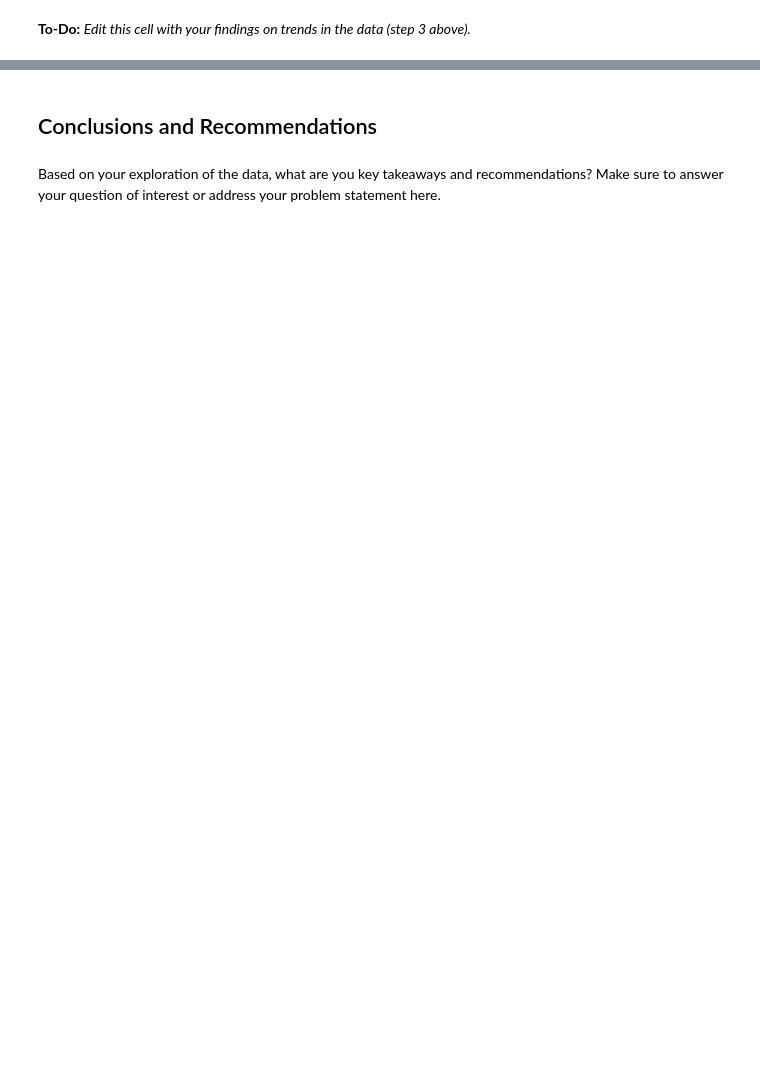
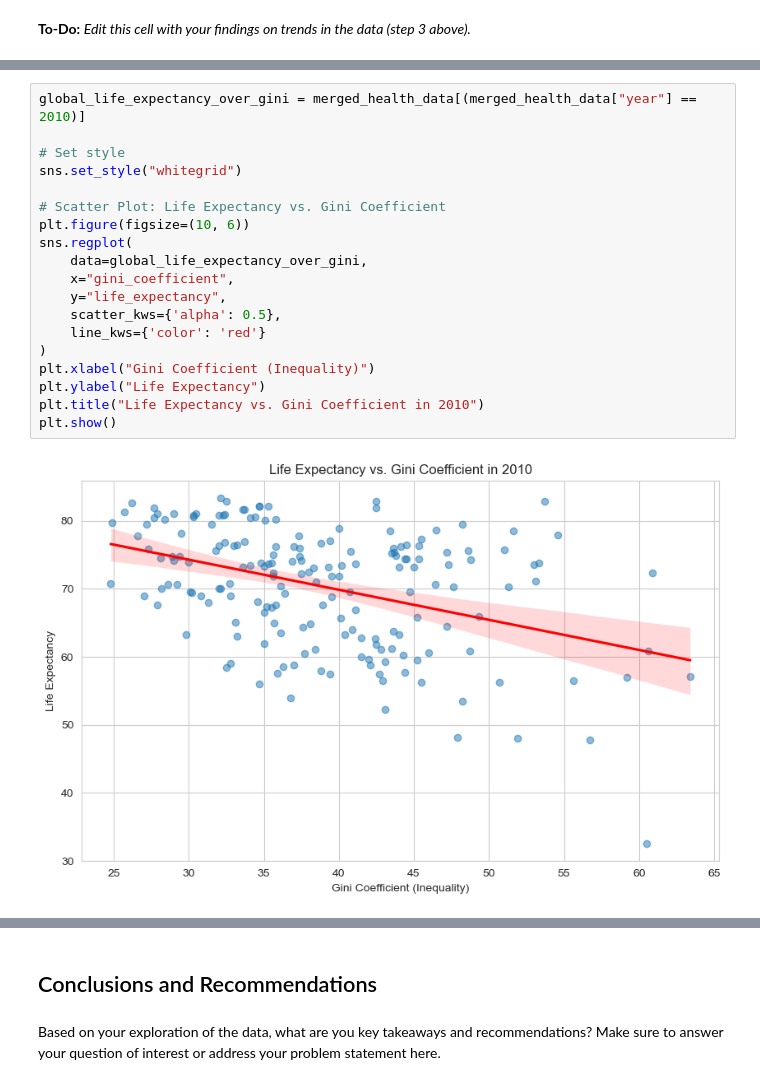
Before and after one commit to felixr04/GA-Does-Wealth-Buy-Health, a Jupyter notebook: code/starter-code.ipynb, the cells around one changed output, grey strips where cells are left out. Drawn from its saved outputs; the diff is of its cells as text; blank space fills up the shorter version.

```diff
--- a/code/starter-code.ipynb
+++ b/code/starter-code.ipynb
@@ -223,0 +1116,21 @@ Here are some prompts to get you started with visualizations. Feel free to add a
+# %%
+global_life_expectancy_over_gini = merged_health_data[(merged_health_data["year"] == 2010)]
+
+# Set style
+sns.set_style("whitegrid")
+
+# Scatter Plot: Life Expectancy vs. Gini Coefficient
+plt.figure(figsize=(10, 6))
+sns.regplot(
+    data=global_life_expectancy_over_gini,
+    x="gini_coefficient",
+    y="life_expectancy",
+    scatter_kws={'alpha': 0.5},
+    line_kws={'color': 'red'}
+)
+plt.xlabel("Gini Coefficient (Inequality)")
+plt.ylabel("Life Expectancy")
+plt.title("Life Expectancy vs. Gini Coefficient in 2010")
+plt.show()
+# %% [output]
+[figure, added]
```
Also changed, not shown: parts of 137 cells of this notebook, 6 other files.
